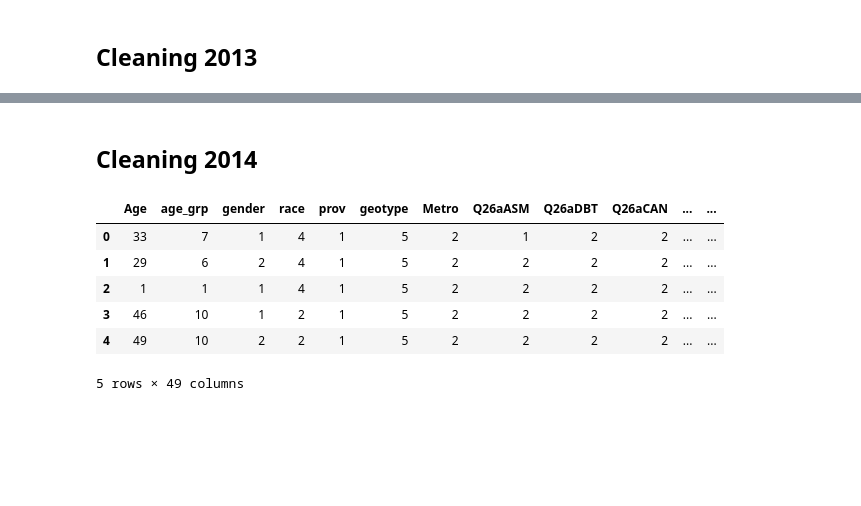
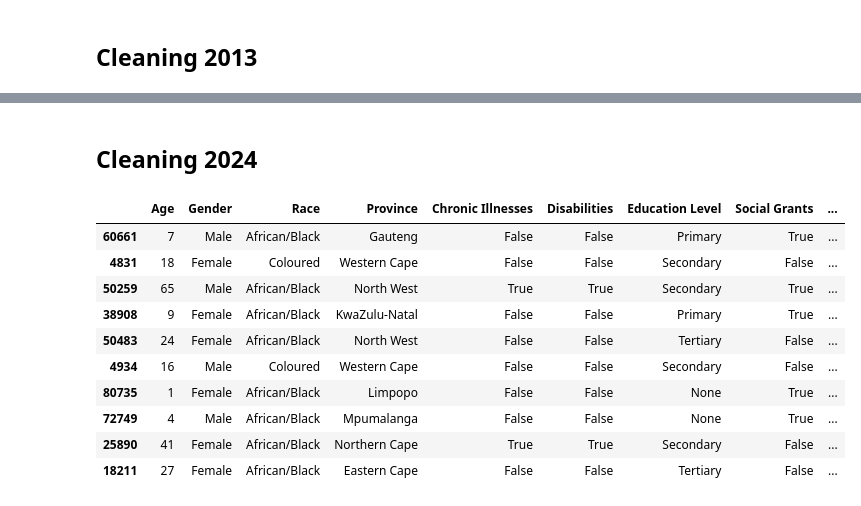
Before and after one commit to ajojotank/DIRISA-Qualifiers-2024, a Jupyter notebook: Employment Model Neural Net.ipynb, the cells around one changed output, grey strips where cells are left out. Saved outputs shown, nothing was run; the diff lists cells and outputs as text; code cells hidden in the pictures; blank space fills up the shorter version.

```diff
--- a/Employment Model Neural Net.ipynb
+++ b/Employment Model Neural Net.ipynb
@@ -408,27 +234,46 @@ See the caveats in the documentation: https://pandas.pydata.org/pandas-docs/stab
-# %% [markdown]
-## Cleaning 2014
-# %%
-# Define the columns to keep initially
-initial_fields = [
-    'Age', 'age_grp', 'gender', 'race', 'prov', 'geotype', 'Metro',
-    'Q26aASM', 'Q26aDBT', 'Q26aCAN', 'Q26aHIV', 'Q26aHBP', 'Q26aRTH', 'Q26aSTRK', 'Q26aHEART', 'Q26aTB', 'Q26aOTH',
-    'disab', 'sevdisab', 'undisab', 'Q15HIEDU', 'Q110ATTE',
-    'Q124aABS', 'Q124bDAY', 'Q124cRSN',
-    'Q41aWGE', 'Q41bBUS', 'Q41cVOL', 'Q41dRET', 'Q42aSTO', 'Q42bSP', 'Q43SALC', 'Q45SEC',
-    'Q46aLOOK', 'Q46cRNSW',
-    'Q44aTM', 'Q44bMIN',
-    'Q31aSG', 'Q31bOAG', 'Q31bDIS', 'Q31bCSG', 'Q31bCAR', 'Q31bFOS', 'Q31bWVT', 'Q31bGRN', 'Q31bSOC',
-    'q11RELSH', 'q12aMARST', 'Q12bSPOU'
-]
-
-# Load the data from the DataFrame
-df = dataframes[2014][initial_fields]
-df.head()
-# %% [output]
-|  | Age | age_grp | gender | race | prov | geotype | Metro | Q26aASM | Q26aDBT | Q26aCAN | ... | ... |
-| 0 | 33 | 7 | 1 | 4 | 1 | 5 | 2 | 1 | 2 | 2 | ... | ... |
-| 1 | 29 | 6 | 2 | 4 | 1 | 5 | 2 | 2 | 2 | 2 | ... | ... |
-| 2 | 1 | 1 | 1 | 4 | 1 | 5 | 2 | 2 | 2 | 2 | ... | ... |
-| 3 | 46 | 10 | 1 | 2 | 1 | 5 | 2 | 2 | 2 | 2 | ... | ... |
-| 4 | 49 | 10 | 2 | 2 | 1 | 5 | 2 | 2 | 2 | 2 | ... | ... |
-5 rows × 49 columns
+# %% [markdown]
+## Cleaning 2024
+# %%
+df = pd.read_csv('./Data/2014.csv', encoding='latin1')
+
+# Mapping dictionaries
+gender_map = {1: 'Male', 2: 'Female'}
+race_map = {1: 'African/Black', 2: 'Coloured', 3: 'Indian/Asian', 4: 'White'}
+province_map = {1: 'Western Cape', 2: 'Eastern Cape', 3: 'Northern Cape', 4: 'Free State',
+                5: 'KwaZulu-Natal', 6: 'North West', 7: 'Gauteng', 8: 'Mpumalanga', 9: 'Limpopo'}
+chronic_map = {1: True, 2: False, 9: None}
+disability_map = {0: False, 1: True, 9: None}
+education_map = {98: 'None', 31: 'None', 99: 'None',
+                 0: 'Primary', 1: 'Primary', 2: 'Primary', 3: 'Primary', 4: 'Primary', 5: 'Primary', 6: 'Primary', 7: 'Primary',
+                 8: 'Secondary', 9: 'Secondary', 10: 'Secondary', 11: 'Secondary', 12: 'Secondary', 13: 'Secondary',
+                 14: 'Tertiary', 15: 'Tertiary', 16: 'Tertiary', 17: 'Tertiary', 18: 'Tertiary', 19: 'Tertiary', 20: 'Tertiary', 21: 'Tertiary',
+                 22: 'Tertiary', 23: 'Tertiary', 24: 'Tertiary', 25: 'Tertiary', 26: 'Tertiary', 27: 'Tertiary', 28: 'Tertiary', 29: 'Tertiary'}
+employment_status_map = {1: 'Employed', 2: 'Unemployed'}
+
+# Apply mappings
+df['Gender'] = df['gender'].map(gender_map)
+df['Race'] = df['race'].map(race_map)
+df['Province'] = df['prov'].map(province_map)
+df['Chronic Illnesses'] = df[['Q26aASM', 'Q26aDBT', 'Q26aCAN', 'Q26aHIV', 'Q26aHBP', 'Q26aRTH', 'Q26aSTRK', 'Q26aHEART', 'Q26aTB', 'Q26aMental', 'Q26aEPIL', 'Q26aMEN', 'Q26aPNEU', 'Q26aBRON', 'Q26aCHOLE', 'Q26aOSTER', 'Q26aOTH']].eq(1).any(axis=1)
+df['Disabilities'] = df['disab'].map(disability_map)
+df['Education Level'] = df['Q15HIEDU'].map(education_map)
+df['Social Grants'] = df['Q31aSG'].map({1: True, 2: False, 9: None})
+df['Employment Status'] = df['Q41aWGE'].map(employment_status_map).fillna(df['Q46aLOOK'].map(employment_status_map))
+
+# Select required columns
+final_df = df[['Age', 'Gender', 'Race', 'Province', 'Chronic Illnesses', 'Disabilities', 'Education Level', 'Social Grants', 'Employment Status']]
+
+dataframes[2014] = final_df
+dataframes[2014].sample(10)
+# %% [output]
+|  | Age | Gender | Race | Province | Chronic Illnesses | Disabilities | Education Level | Social Grants | ... |
+| 60661 | 7 | Male | African/Black | Gauteng | False | False | Primary | True | ... |
+| 4831 | 18 | Female | Coloured | Western Cape | False | False | Secondary | False | ... |
+| 50259 | 65 | Male | African/Black | North West | True | True | Secondary | True | ... |
+| 38908 | 9 | Female | African/Black | KwaZulu-Natal | False | False | Primary | True | ... |
+| 50483 | 24 | Female | African/Black | North West | False | False | Tertiary | False | ... |
+| 4934 | 16 | Male | Coloured | Western Cape | False | False | Secondary | False | ... |
+| 80735 | 1 | Female | African/Black | Limpopo | False | False | None | True | ... |
+| 72749 | 4 | Male | African/Black | Mpumalanga | False | False | None | True | ... |
+| 25890 | 41 | Female | African/Black | Northern Cape | True | True | Secondary | False | ... |
+| 18211 | 27 | Female | African/Black | Eastern Cape | False | False | Tertiary | False | ... |
```
Also changed, not shown: parts of 27 cells of this notebook.
